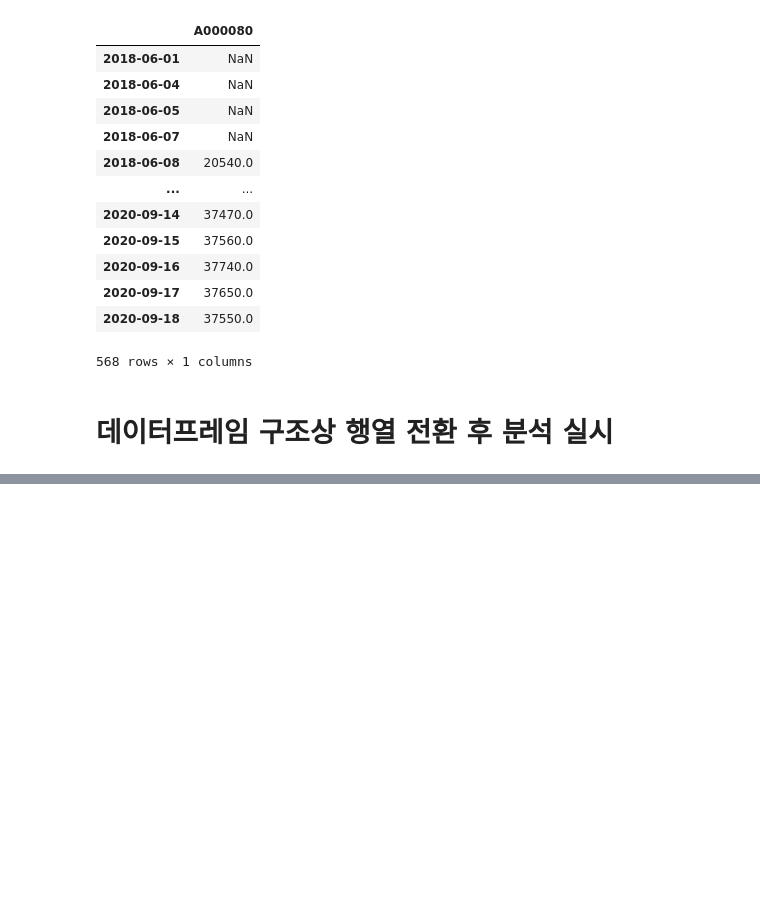
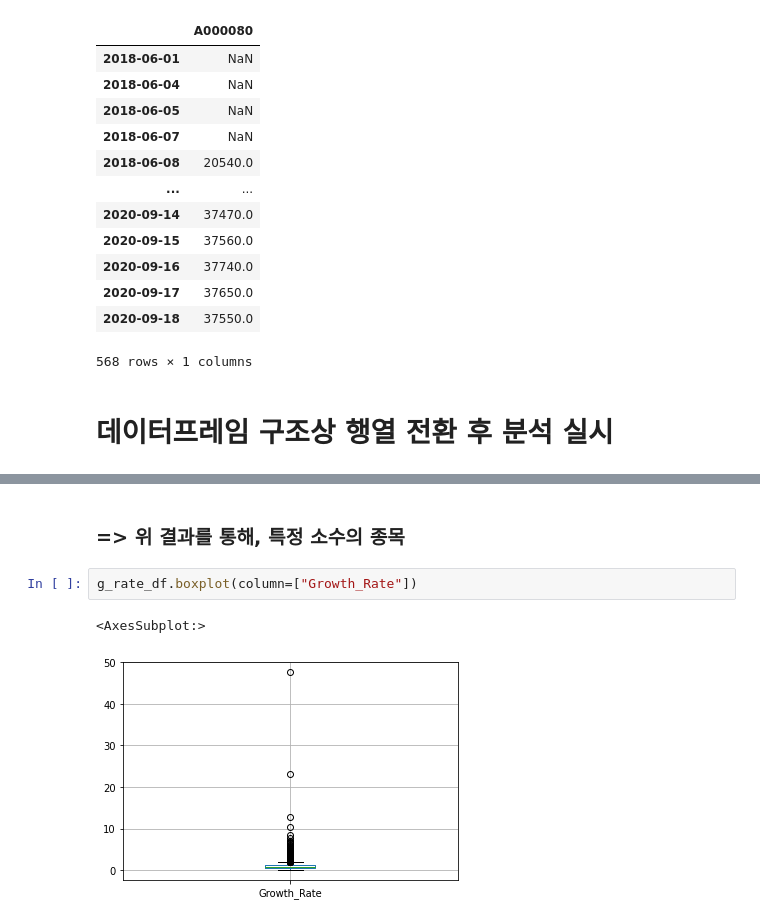
Before and after one commit to hyunjuyo/python, a Jupyter notebook: Data_analysis/stock_data_v0.1.ipynb, the cells around one changed output, grey strips where cells are left out. Saved outputs shown, nothing was run; the diff lists cells and outputs as text; blank space fills up the shorter version.

```diff
--- a/Data_analysis/stock_data.ipynb
+++ b/Data_analysis/stock_data_v0.1.ipynb
@@ -244,0 +312,7 @@ plt.show()
+# %% [markdown]
+### => 위 결과를 통해, 특정 소수의 종목
+# %%
+g_rate_df.boxplot(column=["Growth_Rate"])
+# %% [output]
+<AxesSubplot:>
+[figure, added]
```
Also changed, not shown: parts of 11 cells of this notebook, 1 other file.
